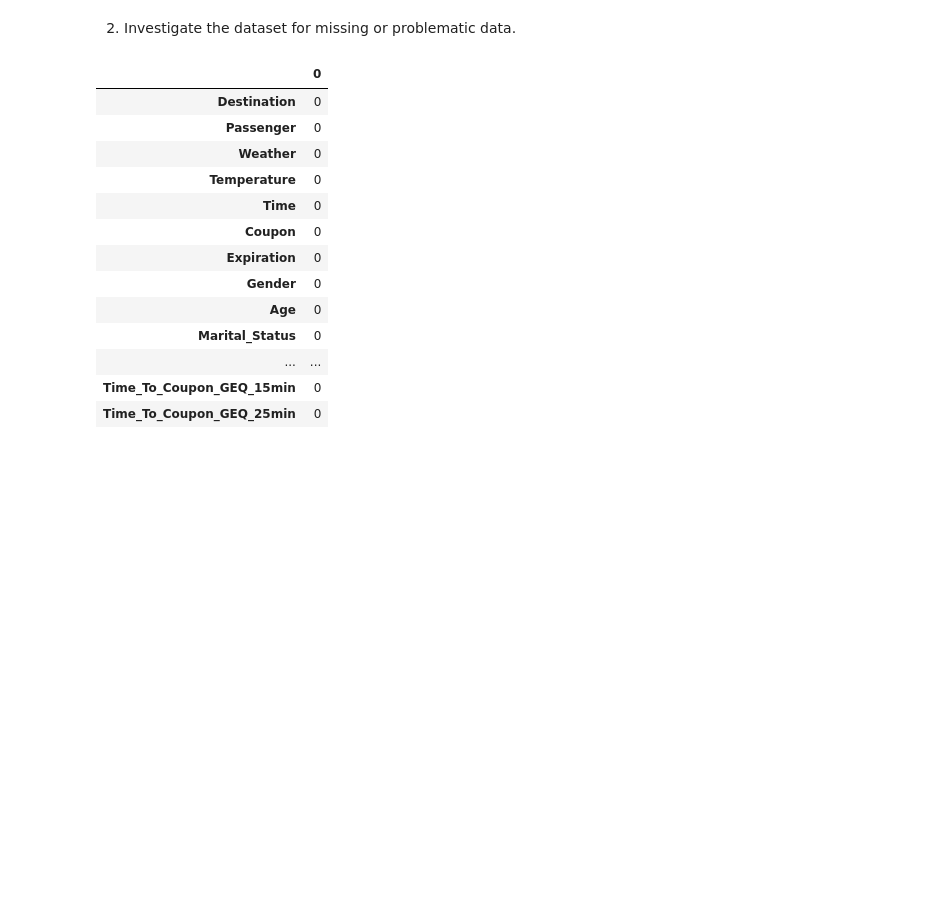
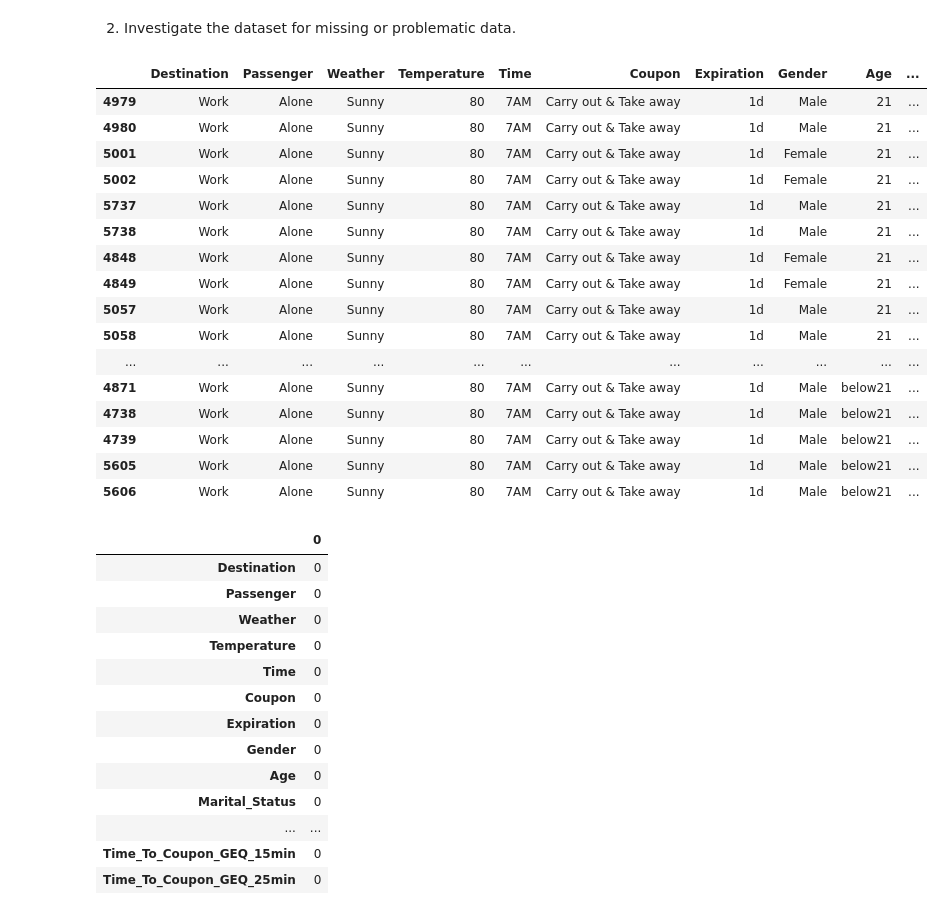
Before and after one commit to Heathen013/UC_Assignment-5.1, a Jupyter notebook: notebook/Coupon Analysis1815H.ipynb, the cells around one changed output. Drawn from its saved outputs; the diff is of its cells as text; code cells hidden in the pictures; blank space fills up the shorter version.

Commit message:
Added duplicate data examination and removal snippet to the code

```diff
--- a/notebook/Coupon Analysis1815H.ipynb
+++ b/notebook/Coupon Analysis1815H.ipynb
@@ -163,3 +163,25 @@ data.describe()
 - Time_To_Coupon_GEQ_5min has all values as "1".
 # %% [markdown]
 2. Investigate the dataset for missing or problematic data.
+# %%
+#Examine duplicate rows
+pd.options.display.max_rows= None
+data[data.duplicated(keep=False)].sort_values(by=["Age", "Income"])
+# %% [output]
+|  | Destination | Passenger | Weather | Temperature | Time | Coupon | Expiration | Gender | Age | ... |
+| 4979 | Work | Alone | Sunny | 80 | 7AM | Carry out & Take away | 1d | Male | 21 | ... |
+| 4980 | Work | Alone | Sunny | 80 | 7AM | Carry out & Take away | 1d | Male | 21 | ... |
+| 5001 | Work | Alone | Sunny | 80 | 7AM | Carry out & Take away | 1d | Female | 21 | ... |
+| 5002 | Work | Alone | Sunny | 80 | 7AM | Carry out & Take away | 1d | Female | 21 | ... |
+| 5737 | Work | Alone | Sunny | 80 | 7AM | Carry out & Take away | 1d | Male | 21 | ... |
+| 5738 | Work | Alone | Sunny | 80 | 7AM | Carry out & Take away | 1d | Male | 21 | ... |
+| 4848 | Work | Alone | Sunny | 80 | 7AM | Carry out & Take away | 1d | Female | 21 | ... |
+| 4849 | Work | Alone | Sunny | 80 | 7AM | Carry out & Take away | 1d | Female | 21 | ... |
+| 5057 | Work | Alone | Sunny | 80 | 7AM | Carry out & Take away | 1d | Male | 21 | ... |
+| 5058 | Work | Alone | Sunny | 80 | 7AM | Carry out & Take away | 1d | Male | 21 | ... |
+| ... | ... | ... | ... | ... | ... | ... | ... | ... | ... | ... |
+| 4871 | Work | Alone | Sunny | 80 | 7AM | Carry out & Take away | 1d | Male | below21 | ... |
+| 4738 | Work | Alone | Sunny | 80 | 7AM | Carry out & Take away | 1d | Male | below21 | ... |
+| 4739 | Work | Alone | Sunny | 80 | 7AM | Carry out & Take away | 1d | Male | below21 | ... |
+| 5605 | Work | Alone | Sunny | 80 | 7AM | Carry out & Take away | 1d | Male | below21 | ... |
+| 5606 | Work | Alone | Sunny | 80 | 7AM | Carry out & Take away | 1d | Male | below21 | ... |
```
Also changed, not shown: parts of 21 cells of this notebook.
